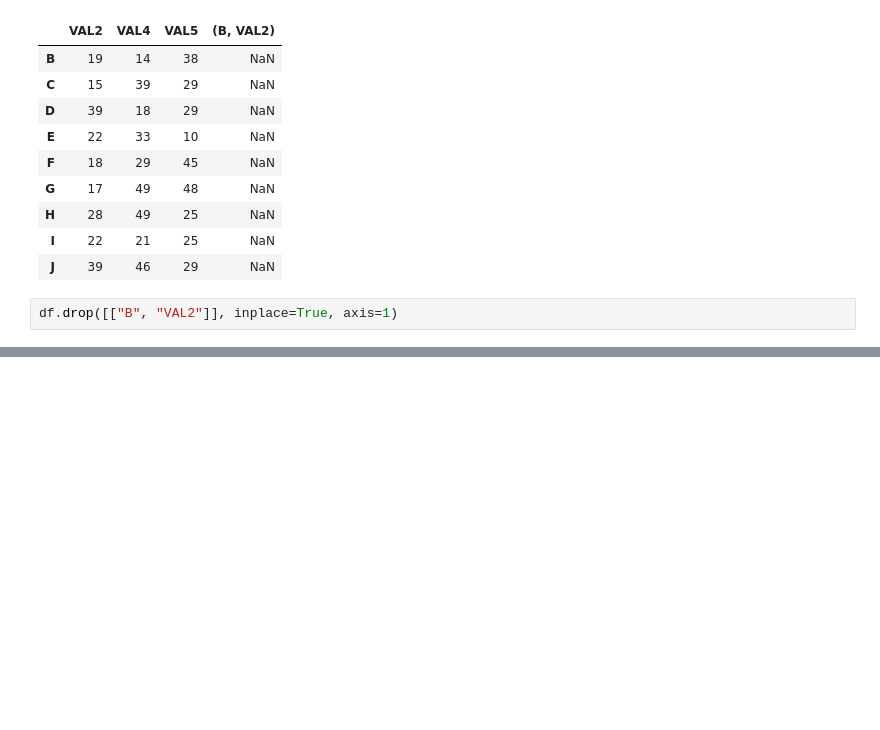
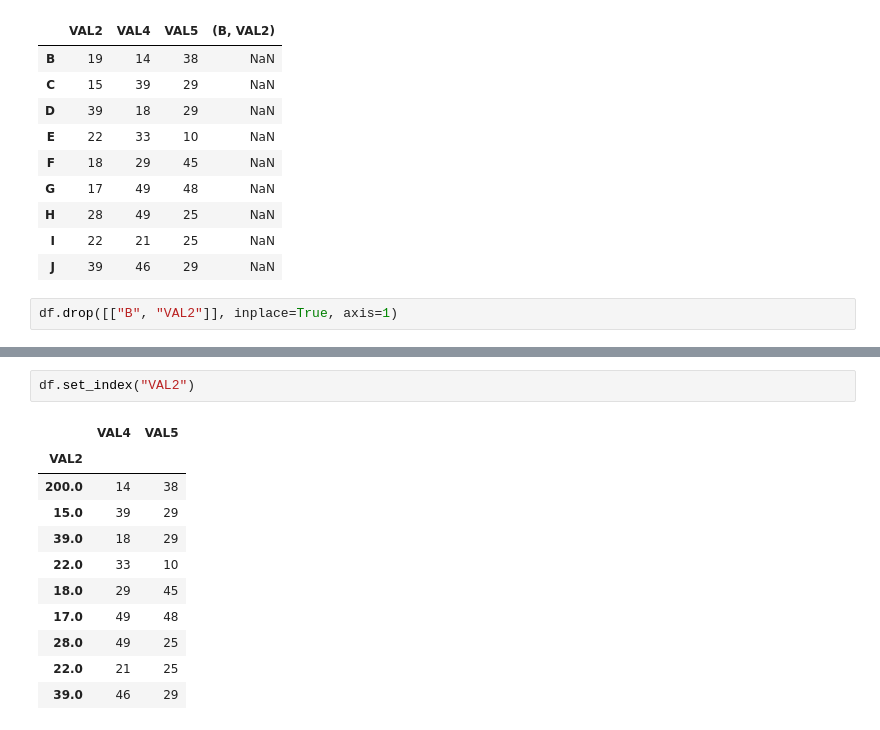
Before and after one commit to mbukeRepo/kaggle-playground, a Jupyter notebook: pandas/loc_iloc.ipynb, the cells around one changed output, grey strips where cells are left out. Drawn from its saved outputs; the diff is of its cells as text; blank space fills up the shorter version.

```diff
--- a/pandas/loc_iloc.ipynb
+++ b/pandas/loc_iloc.ipynb
@@ -203,0 +293,14 @@ df
+# %%
+df.set_index("VAL2")
+# %% [output]
+|  | VAL4 | VAL5 |
+| VAL2 |  |  |
+| 200.0 | 14 | 38 |
+| 15.0 | 39 | 29 |
+| 39.0 | 18 | 29 |
+| 22.0 | 33 | 10 |
+| 18.0 | 29 | 45 |
+| 17.0 | 49 | 48 |
+| 28.0 | 49 | 25 |
+| 22.0 | 21 | 25 |
+| 39.0 | 46 | 29 |
```
Also changed, not shown: parts of 10 cells of this notebook.
